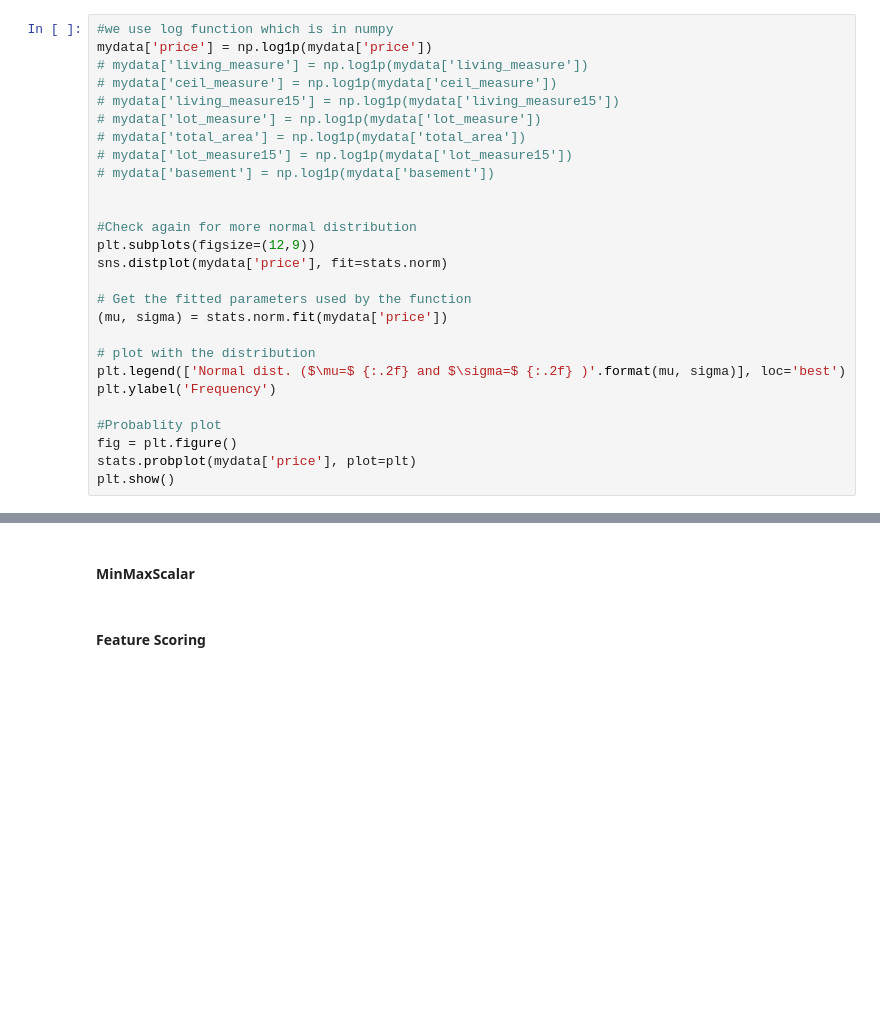
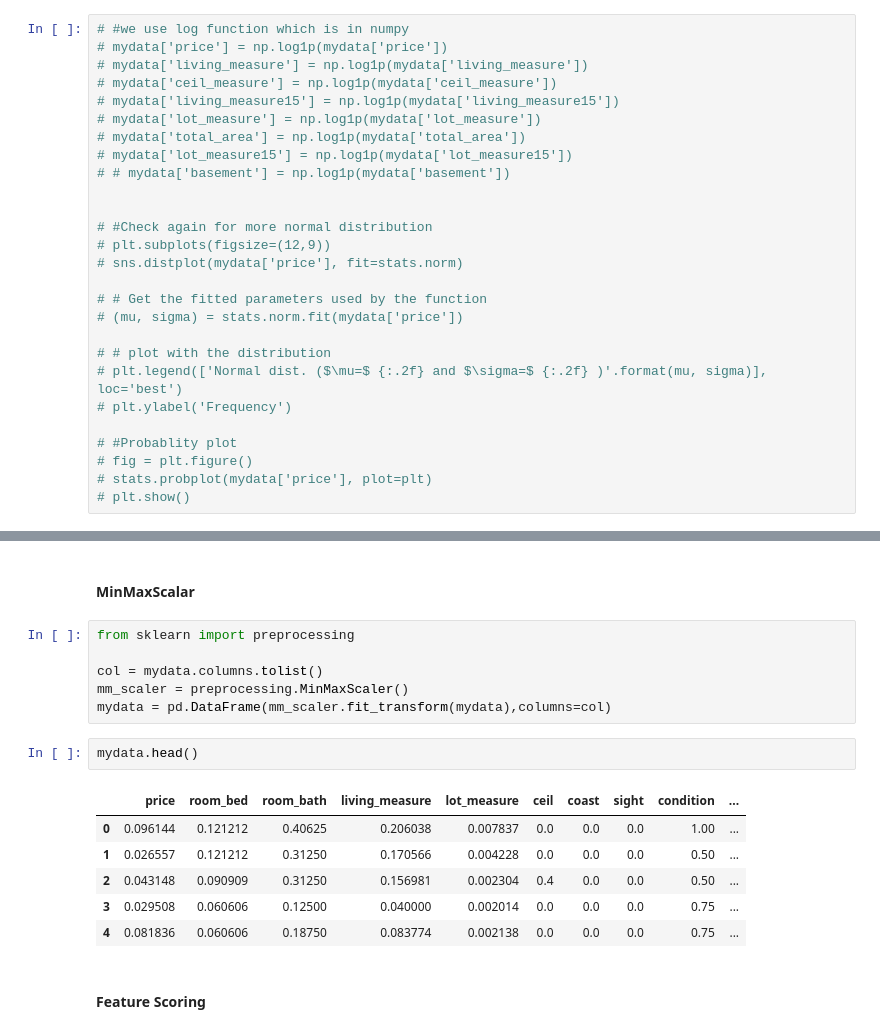
Before and after one commit to prasad-ml/DataScience, a Jupyter notebook: Capstone- Milestone1.ipynb, the cells around one changed output, grey strips where cells are left out. Saved outputs shown, nothing was run; the diff lists cells and outputs as text; blank space fills up the shorter version.

```diff
--- a/Capstone- Milestone1.ipynb
+++ b/Capstone- Milestone1.ipynb
@@ -294,32 +416,32 @@ mydata.iloc[16785]
 # %% [markdown]
 #### Log Transform
 # %%
-#we use log function which is in numpy
-mydata['price'] = np.log1p(mydata['price'])
+# #we use log function which is in numpy
+# mydata['price'] = np.log1p(mydata['price'])
 # mydata['living_measure'] = np.log1p(mydata['living_measure'])
 # mydata['ceil_measure'] = np.log1p(mydata['ceil_measure'])
 # mydata['living_measure15'] = np.log1p(mydata['living_measure15'])
 # mydata['lot_measure'] = np.log1p(mydata['lot_measure'])
 # mydata['total_area'] = np.log1p(mydata['total_area'])
 # mydata['lot_measure15'] = np.log1p(mydata['lot_measure15'])
-# mydata['basement'] = np.log1p(mydata['basement'])
+# # mydata['basement'] = np.log1p(mydata['basement'])
 
 
-#Check again for more normal distribution
-plt.subplots(figsize=(12,9))
-sns.distplot(mydata['price'], fit=stats.norm)
+# #Check again for more normal distribution
+# plt.subplots(figsize=(12,9))
+# sns.distplot(mydata['price'], fit=stats.norm)
 
-# Get the fitted parameters used by the function
-(mu, sigma) = stats.norm.fit(mydata['price'])
+# # Get the fitted parameters used by the function
+# (mu, sigma) = stats.norm.fit(mydata['price'])
 
-# plot with the distribution
-plt.legend(['Normal dist. ($\mu=$ {:.2f} and $\sigma=$ {:.2f} )'.format(mu, sigma)], loc='best')
-plt.ylabel('Frequency')
+# # plot with the distribution
+# plt.legend(['Normal dist. ($\mu=$ {:.2f} and $\sigma=$ {:.2f} )'.format(mu, sigma)], loc='best')
+# plt.ylabel('Frequency')
 
-#Probablity plot
-fig = plt.figure()
-stats.probplot(mydata['price'], plot=plt)
-plt.show()
+# #Probablity plot
+# fig = plt.figure()
+# stats.probplot(mydata['price'], plot=plt)
+# plt.show()
 # %% [markdown]
 **Observation**
 - Performance of model is degraded after Log transform
@@ -331,6 +453,21 @@ plt.show()
 # mydata.describe()
 # %% [markdown]
 #### MinMaxScalar
+# %%
+from sklearn import preprocessing
+
+col = mydata.columns.tolist()
+mm_scaler = preprocessing.MinMaxScaler()
+mydata = pd.DataFrame(mm_scaler.fit_transform(mydata),columns=col)
+# %%
+mydata.head()
+# %% [output]
+|  | price | room_bed | room_bath | living_measure | lot_measure | ceil | coast | sight | condition | ... |
+| 0 | 0.096144 | 0.121212 | 0.40625 | 0.206038 | 0.007837 | 0.0 | 0.0 | 0.0 | 1.00 | ... |
+| 1 | 0.026557 | 0.121212 | 0.31250 | 0.170566 | 0.004228 | 0.0 | 0.0 | 0.0 | 0.50 | ... |
+| 2 | 0.043148 | 0.090909 | 0.31250 | 0.156981 | 0.002304 | 0.4 | 0.0 | 0.0 | 0.50 | ... |
+| 3 | 0.029508 | 0.060606 | 0.12500 | 0.040000 | 0.002014 | 0.0 | 0.0 | 0.0 | 0.75 | ... |
+| 4 | 0.081836 | 0.060606 | 0.18750 | 0.083774 | 0.002138 | 0.0 | 0.0 | 0.0 | 0.75 | ... |
 # %% [markdown]
 #### Feature Scoring
 # %%
```
Also changed, not shown: parts of 42 cells of this notebook, 1 other file.
